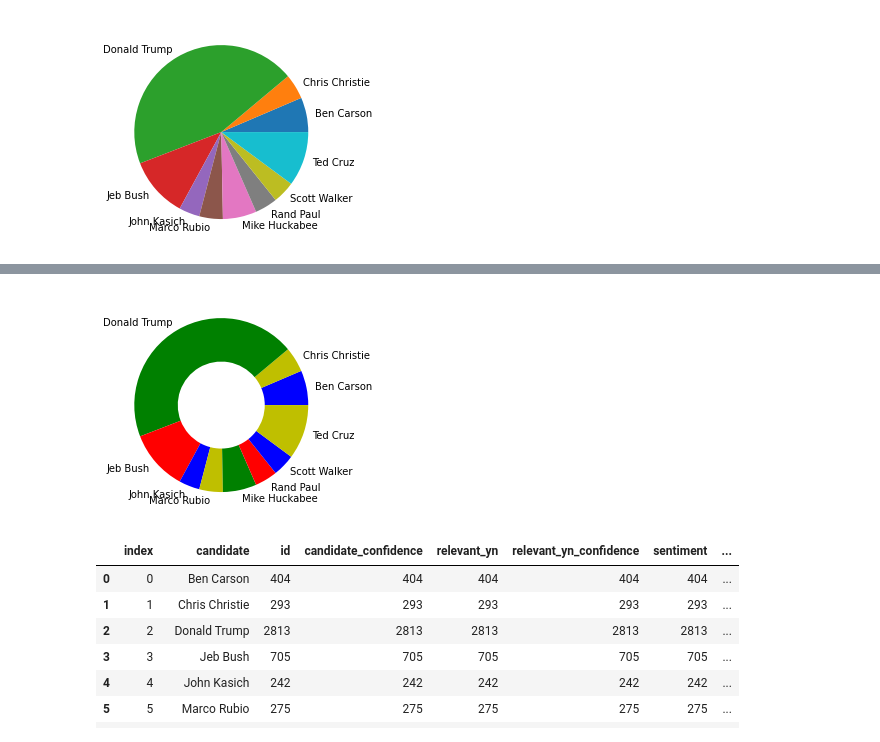
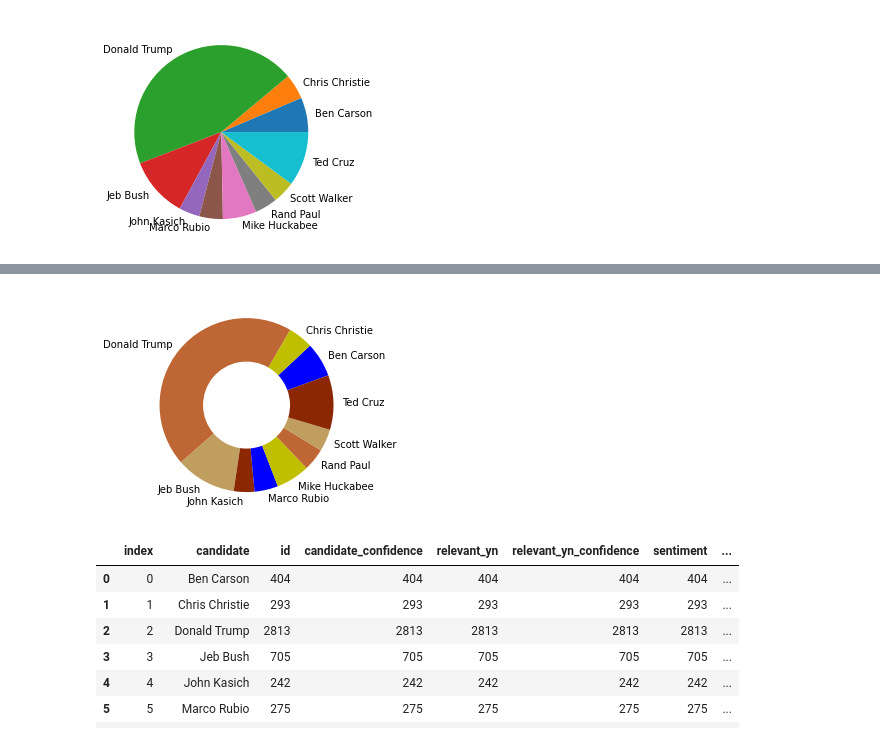
Before and after one commit to jebus2088/proyecto-portafolio, a Jupyter notebook: Notebooks/analisis_eda1.ipynb, the cells around one changed output, grey strips where cells are left out. Drawn from its saved outputs; the diff is of its cells as text; code cells hidden in the pictures.

```diff
--- a/Notebooks/analisis_eda1.ipynb
+++ b/Notebooks/analisis_eda1.ipynb
@@ -498,13 +502,14 @@ plt.show()
 # %%
 # tercer intento intento de grafica de pastel
 
 plt.pie(sentimientos_pastel_paso3['sentiment'],
         labels=sentimientos_pastel_paso3['candidate'],
-        colors=['b','y','g','r'],
+        colors=['b','y','#BF6734','#BF9E60','#8C2703'],startangle=20,
         wedgeprops=dict(width=0.5))
 plt.show()
+# startangle=20 gira el disco del pie.
 # %% [output]
-[figure, old version]
+[figure, new version]
 # %%
 sentimientos_barras = sentimientos.groupby(['candidate']).count().reset_index()
 sentimientos_barras.drop([7]).reset_index()
```
Also changed, not shown: parts of 5 cells of this notebook, 4 other files.
